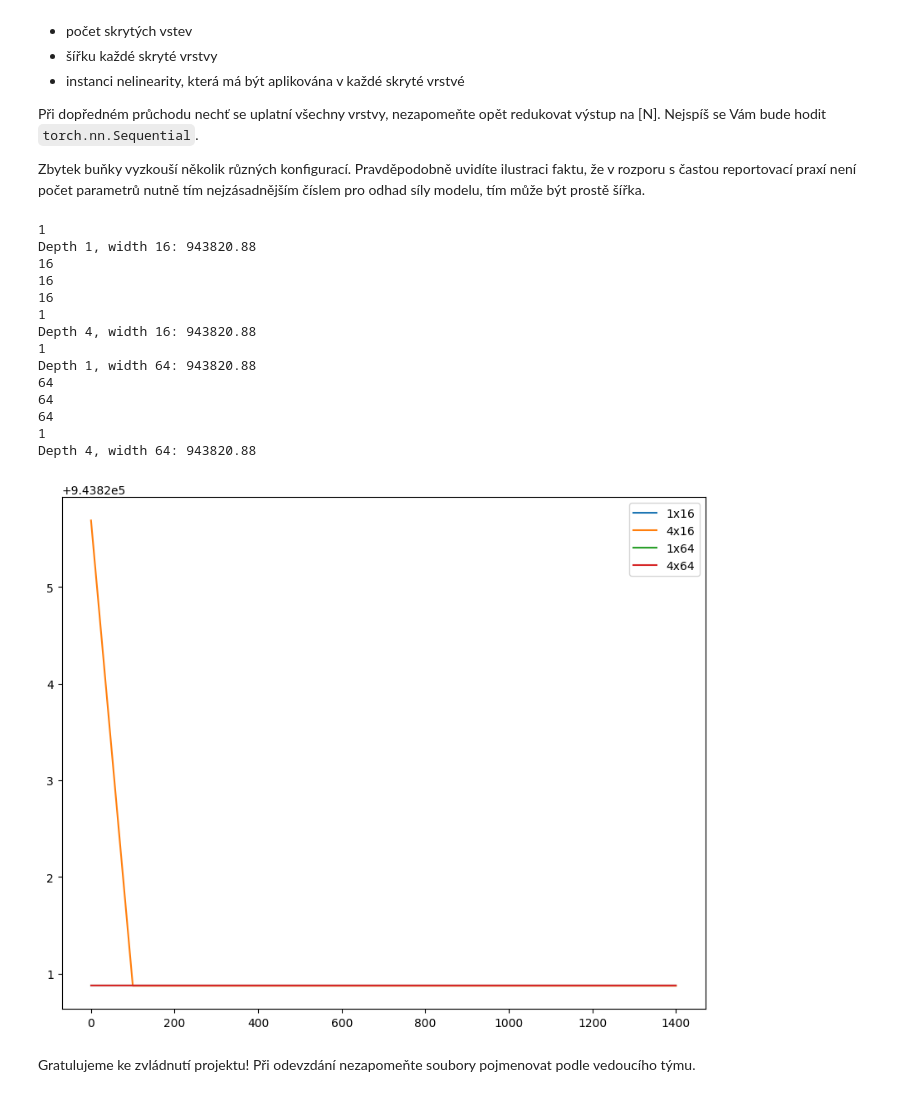
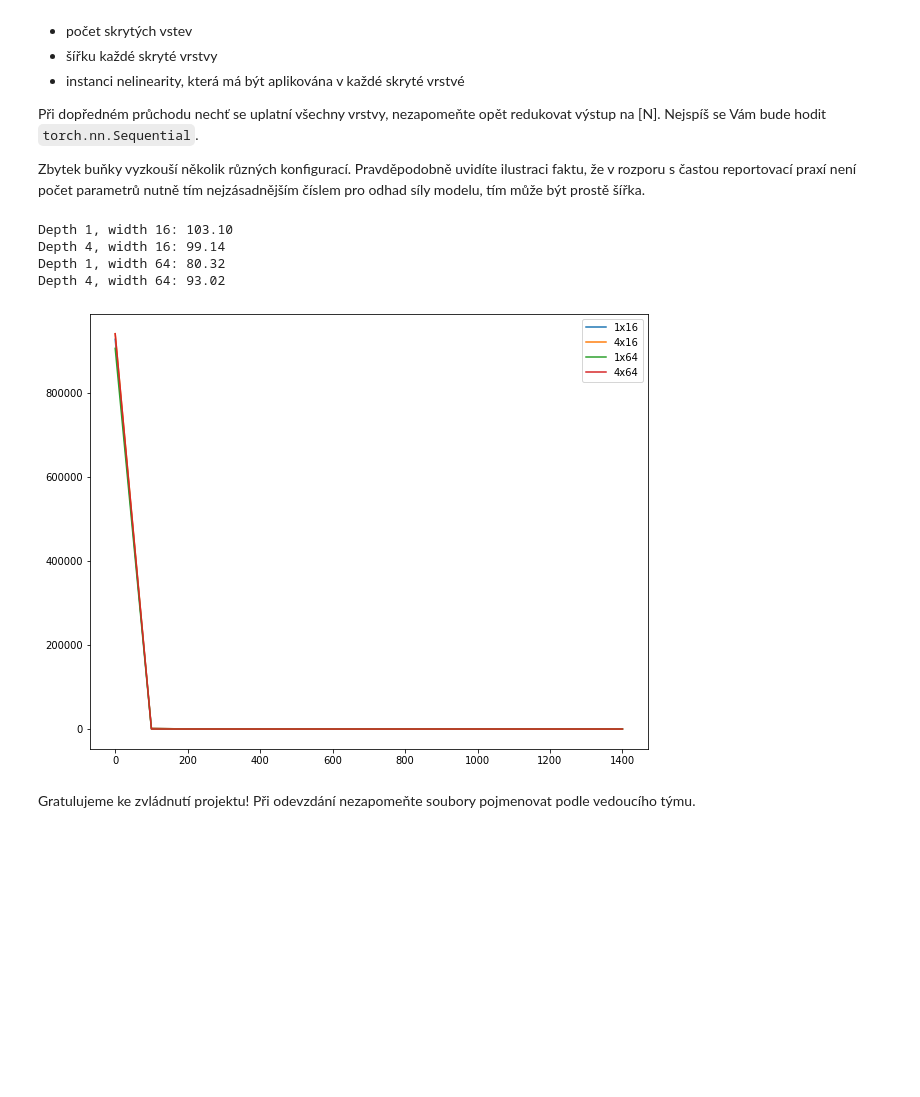
Before and after one commit to dnosko/SUI, a Jupyter notebook: proj3/zadani.ipynb, the cells around one changed output. Cells and saved outputs as stored; diff of their text form; code cells hidden in the pictures; blank space fills up the shorter version.

Commit message:
meteo data regression fix

```diff
--- a/proj3/zadani.ipynb
+++ b/proj3/zadani.ipynb
@@ -110,10 +104,11 @@ Může se vám hodit `torch.nn.Module.parameters()`.
 class LinearRegression(torch.nn.Module):
     def __init__(self, input_dim):
         super().__init__()
-        self.linear = torch.nn.Linear(input_dim, 1, bias=False)
+        self.linear = torch.nn.Linear(input_dim, 1)
         weights = torch.zeros(input_dim)
         weights[0] = 0.5
-        self.linear.weight = torch.nn.Parameter(torch.unsqueeze(weights, dim=0))
+        self.linear.weight.data = torch.nn.Parameter(torch.unsqueeze(weights, dim=0))
+        self.linear.bias.data.zero_()
 
     def forward(self, x):
         x = self.linear(x)
@@ -274,10 +259,10 @@ class MeteoDataset(torch.utils.data.Dataset):
         self.xs = data[[i for i in range(data.shape[0]) if i != target_feature]].T
 
     def __getitem__(self, idx):
-        label = self.xs[idx]
-        data = self.ts[idx]
+        label = self.ts[idx]
+        data = self.xs[idx]
 
-        return label, data
+        return data, label
 
     def __len__(self):
         return len(self.ts)
@@ -294,7 +279,6 @@ print(valid_dataset.xs.shape, valid_dataset.ts.shape)
 
 valid_loader = torch.utils.data.DataLoader(valid_dataset, batch_size=128, shuffle=False, drop_last=False)
 print(len(valid_loader))
-print(len(train_dataset.xs))
 # %% [output]
 (22280, 8) (22280,)
 175
@@ -338,16 +321,18 @@ Vracejte průběh validační loss spolu s pořadovými čísly kroků, kdy doš
 Zbytek buňky vyzkouší trénování pro několik různých learning rate.
 Vzhledem k jednoduchosti úlohy jsou to learning rate gigantické oproti prakticky používaným.
 # %%
-train_loader = torch.utils.data.DataLoader(train_dataset, batch_size=32, shuffle=False, drop_last=False)
+import itertools
 
-train_stream = next(iter(train_loader))
+train_loader = torch.utils.data.DataLoader(train_dataset, batch_size=32, shuffle=True, drop_last=False)
+
+train_stream = itertools.cycle(train_loader)
 
 def train(model, train_stream, optimizer, nb_updates, eval_period, valid_loader):
     valid_progress = []
 
     model.train()
     for i in range(nb_updates):
-        t_in, t_labels = train_stream
+        t_in, t_labels = next(train_stream)
         y = model.forward(t_in)
         loss = torch.nn.functional.mse_loss(y, t_labels, reduction='sum')
         optimizer.zero_grad()
@@ -355,10 +340,7 @@ def train(model, train_stream, optimizer, nb_updates, eval_period, valid_loader)
         optimizer.step()
 
         if i % eval_period == 0:
-            def eval_model():
-                return evaluate(model, valid_loader)
-            valid_progress.append((i, eval_model()))
-            optimizer.step(eval_model)
+            valid_progress.append((i, evaluate(model, valid_loader)))
 
     return valid_progress
 
@@ -398,51 +380,45 @@ Pravděpodobně uvidíte ilustraci faktu, že v rozporu s častou reportovací p
 # %%
 class LocalMeteoModel(torch.nn.Module):
     def __init__(self, input_dim, nb_layers, layer_width, nonlinearity):
         super().__init__()
         self.input_dim = input_dim
         assert nb_layers >= 1
 
         self.layers = []
-        for i in range(nb_layers):
-            print(layer_width if i < nb_layers-1 else 1)
-            self.layers.append(torch.nn.Linear(input_dim if i == 0 else layer_width, layer_width if i < nb_layers-1 else 1))
-            self.layers.append(nonlinearity)
+        layers_count = nb_layers + 2
+        last_dim = input_dim
+        for i in range(layers_count):
+            if i < layers_count-1:
+                self.layers.append(torch.nn.Linear(last_dim, layer_width))
+                last_dim = layer_width
+                self.layers.append(nonlinearity)
+            else:
+                self.layers.append(torch.nn.Linear(last_dim, 1))
 
-
-        self.net = torch.nn.Sequential(*self.layers)
+        self.layers = torch.nn.Sequential(*self.layers)
 
     def forward(self, x):
-        return self.net(x).squeeze()
+        return self.layers(x).squeeze()
 
 
 def depth_progress(depth, width):
     nn_predictor = LocalMeteoModel(train_dataset.in_dim, depth, width, torch.nn.Tanh())
     optimizer = torch.optim.SGD(nn_predictor.parameters(), 3e-5)
     progress = train(nn_predictor, train_stream, optimizer, 1500, 100, valid_loader)
     print(f"Depth {depth}, width {width}: {evaluate(nn_predictor, valid_loader):.2f}")
     return progress
 
 plt.figure(figsize=(10, 8))
 for depth, width in [(1, 16), (4, 16), (1, 64), (4, 64)]:
     progress = depth_progress(depth, width)
     plt.plot([item[0] for item in progress], [item[1] for item in progress], label=f"{depth}x{width}")
 plt.legend()
 plt.show()
 # %% [output]
-1
-Depth 1, width 16: 943820.88
-16
-16
-16
-1
-Depth 4, width 16: 943820.88
-1
-Depth 1, width 64: 943820.88
-64
-64
-64
-1
-Depth 4, width 64: 943820.88
+Depth 1, width 16: 103.10
+Depth 4, width 16: 99.14
+Depth 1, width 64: 80.32
+Depth 4, width 64: 93.02
-[figure, old version]
+[figure, new version]
 # %% [markdown]
 Gratulujeme ke zvládnutí projektu! Při odevzdání nezapomeňte soubory pojmenovat podle vedoucího týmu.
```
Also changed, not shown: parts of 8 cells of this notebook.
